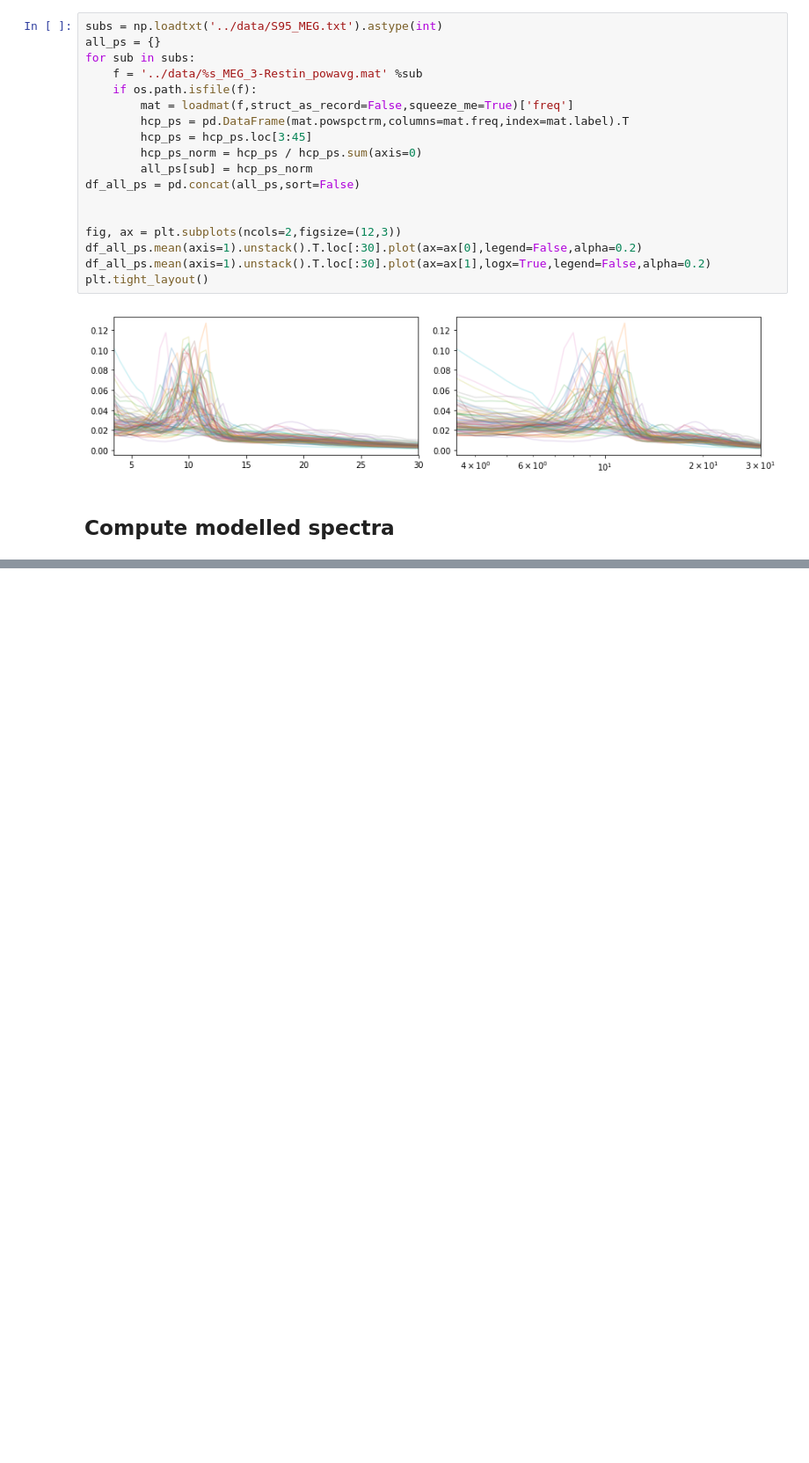
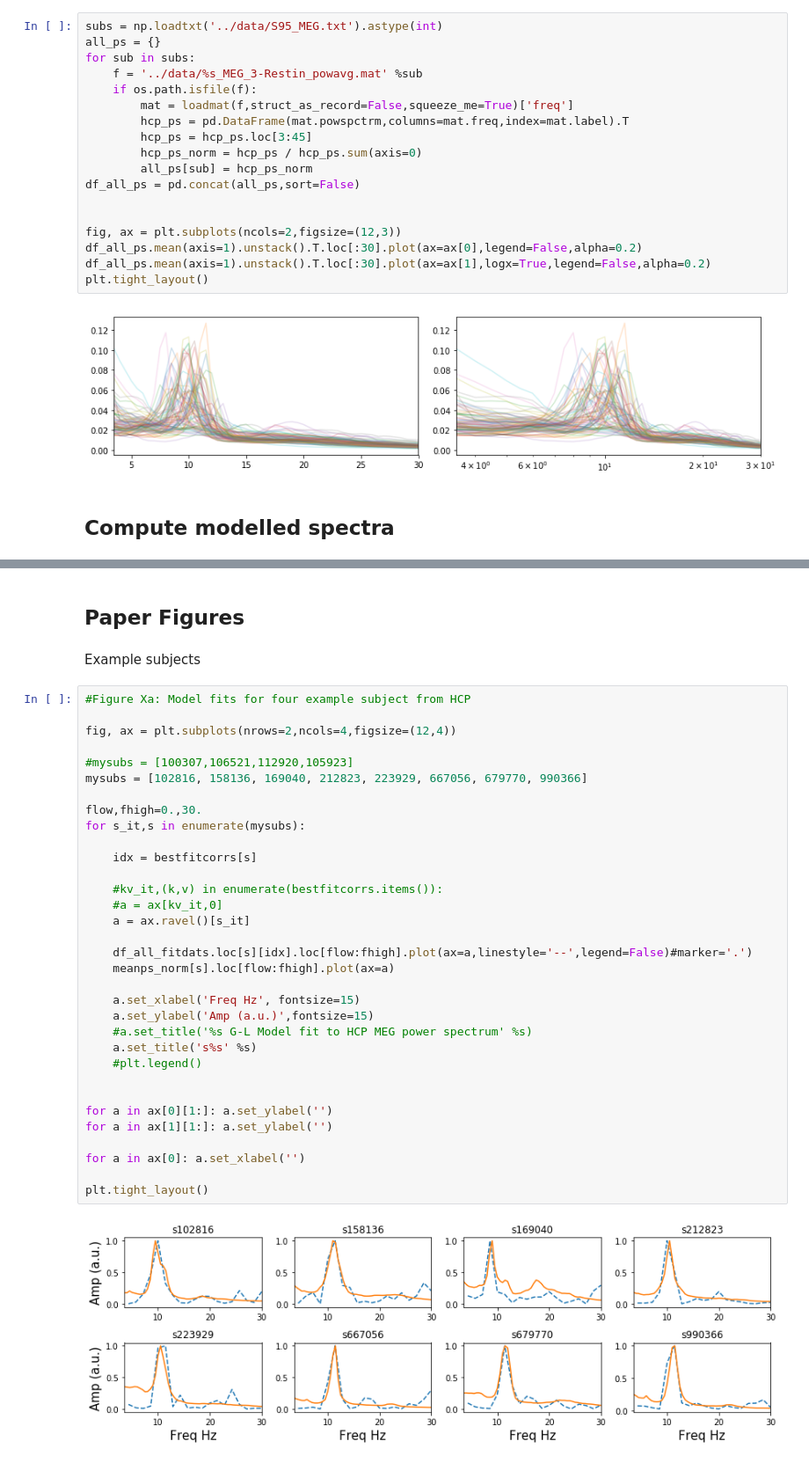
Before and after one commit to GriffithsLab/ctwc-model, a Jupyter notebook: notebooks/01_power_spectra.ipynb, the cells around one changed output, grey strips where cells are left out. Shown at 88% size. Drawn from its saved outputs; the diff is of its cells as text; blank space fills up the shorter version.

```diff
--- a/notebooks/01_power_spectra.ipynb
+++ b/notebooks/01_power_spectra.ipynb
@@ -915,0 +183,39 @@ plt.tight_layout()
+# %% [markdown]
+## Paper Figures
+# %% [markdown]
+Example subjects
+# %%
+#Figure Xa: Model fits for four example subject from HCP
+
+fig, ax = plt.subplots(nrows=2,ncols=4,figsize=(12,4))
+
+#mysubs = [100307,106521,112920,105923]
+mysubs = [102816, 158136, 169040, 212823, 223929, 667056, 679770, 990366]
+
+flow,fhigh=0.,30.
+for s_it,s in enumerate(mysubs):
+
+    idx = bestfitcorrs[s]
+
+    #kv_it,(k,v) in enumerate(bestfitcorrs.items()):
+    #a = ax[kv_it,0]
+    a = ax.ravel()[s_it]
+
+    df_all_fitdats.loc[s][idx].loc[flow:fhigh].plot(ax=a,linestyle='--',legend=False)#marker='.')
+    meanps_norm[s].loc[flow:fhigh].plot(ax=a)
+
+    a.set_xlabel('Freq Hz', fontsize=15)
+    a.set_ylabel('Amp (a.u.)',fontsize=15)
+    #a.set_title('%s G-L Model fit to HCP MEG power spectrum' %s)
+    a.set_title('s%s' %s)
+    #plt.legend()
+
+
+for a in ax[0][1:]: a.set_ylabel('')
+for a in ax[1][1:]: a.set_ylabel('')
+
+for a in ax[0]: a.set_xlabel('')
+
+plt.tight_layout()
+# %% [output]
+[figure, added]
```
Also changed, not shown: parts of 40 cells of this notebook, 3 other files.
